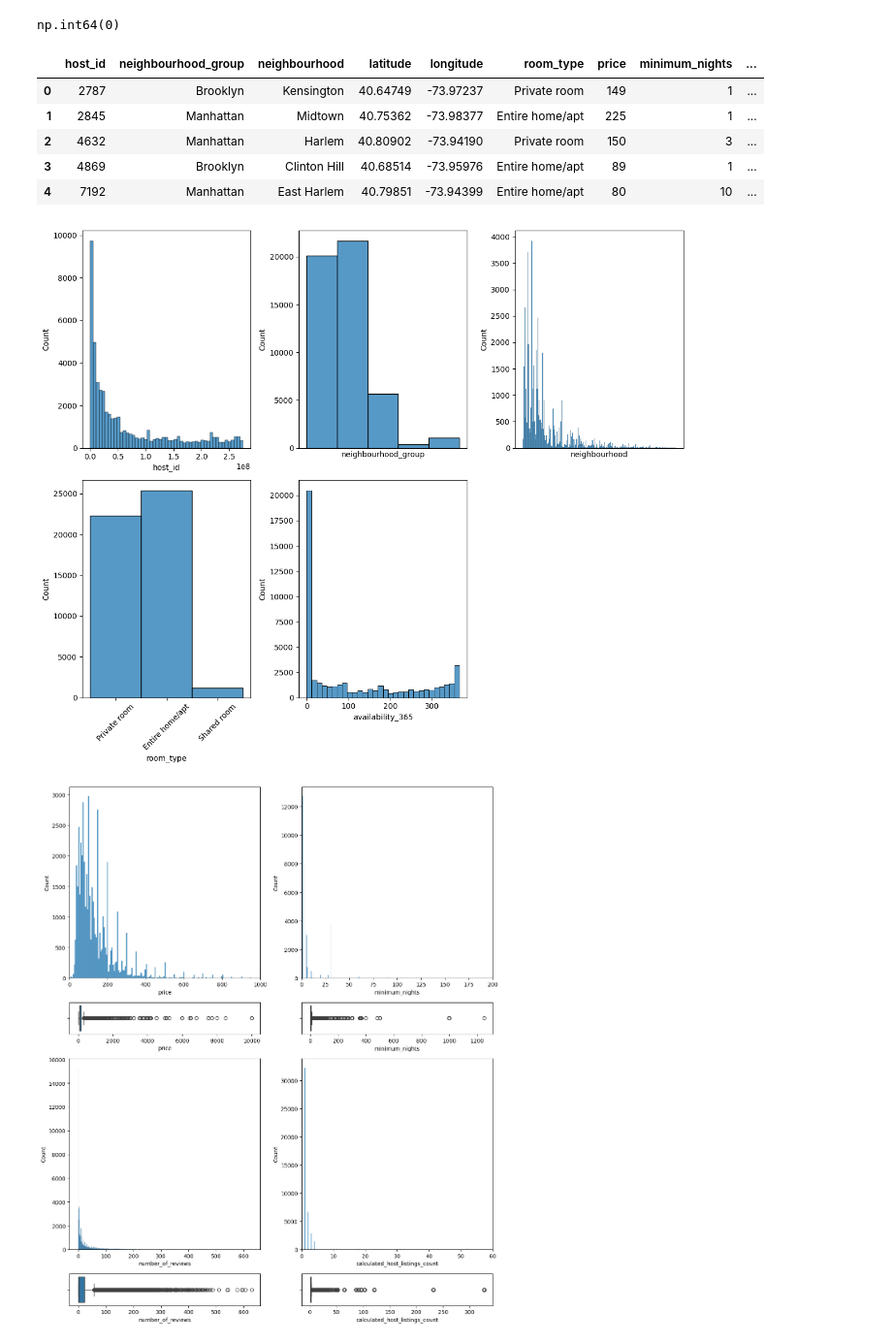
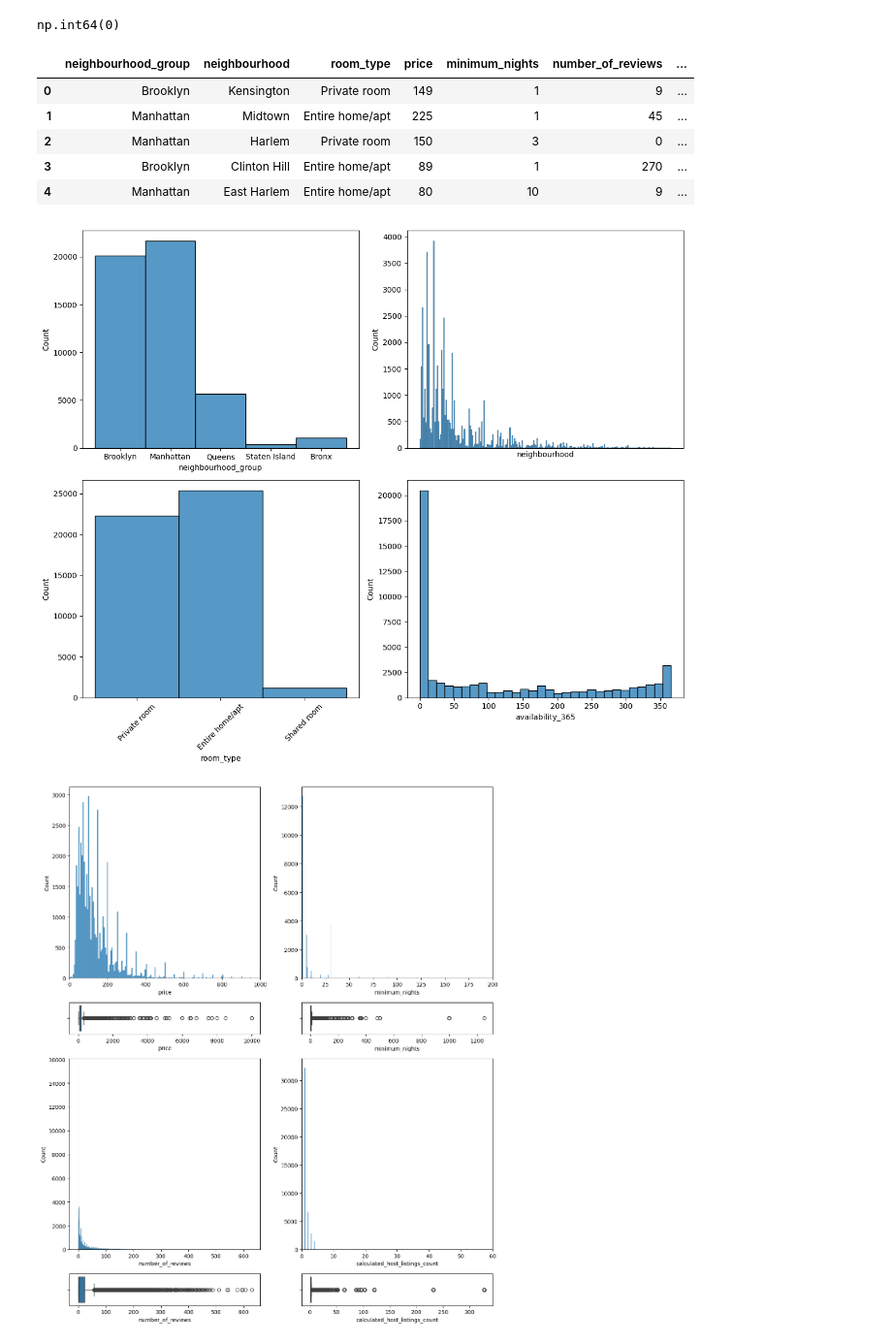
Before and after one commit to 4GeeksAcademy/Loic-machine-learning-python-template, a Jupyter notebook: src/explore.ipynb, the cells around one changed output. Shown at 97% size. Drawn from its saved outputs; the diff is of its cells as text; code cells hidden in the pictures.

```diff
--- a/src/explore.ipynb
+++ b/src/explore.ipynb
@@ -49,31 +49,29 @@ df.duplicated().sum()
 # %% [output]
 np.int64(0)
 # %%
-df.drop(["id","name","host_name","last_review","reviews_per_month"],axis=1,inplace=True)
+df.drop(["id","host_id","name","host_name","latitude","longitude","last_review","reviews_per_month"],axis=1,inplace=True)
 df.head()
 # %% [output]
-|  | host_id | neighbourhood_group | neighbourhood | latitude | longitude | room_type | price | minimum_nights | ... |
-| 0 | 2787 | Brooklyn | Kensington | 40.64749 | -73.97237 | Private room | 149 | 1 | ... |
-| 1 | 2845 | Manhattan | Midtown | 40.75362 | -73.98377 | Entire home/apt | 225 | 1 | ... |
-| 2 | 4632 | Manhattan | Harlem | 40.80902 | -73.94190 | Private room | 150 | 3 | ... |
-| 3 | 4869 | Brooklyn | Clinton Hill | 40.68514 | -73.95976 | Entire home/apt | 89 | 1 | ... |
-| 4 | 7192 | Manhattan | East Harlem | 40.79851 | -73.94399 | Entire home/apt | 80 | 10 | ... |
+|  | neighbourhood_group | neighbourhood | room_type | price | minimum_nights | number_of_reviews | ... |
+| 0 | Brooklyn | Kensington | Private room | 149 | 1 | 9 | ... |
+| 1 | Manhattan | Midtown | Entire home/apt | 225 | 1 | 45 | ... |
+| 2 | Manhattan | Harlem | Private room | 150 | 3 | 0 | ... |
+| 3 | Brooklyn | Clinton Hill | Entire home/apt | 89 | 1 | 270 | ... |
+| 4 | Manhattan | East Harlem | Entire home/apt | 80 | 10 | 9 | ... |
 # %%
 #Visualizacion datos categoricos
-fig, axis = plt.subplots(2, 3, figsize=(12, 10))
+fig, axis = plt.subplots(2, 2, figsize=(12, 10))
 
-sns.histplot(ax = axis[0,0], data = df, x = "host_id")
-sns.histplot(ax = axis[0,1], data = df, x = "neighbourhood_group").set_xticks([])
-sns.histplot(ax = axis[0,2], data = df, x = "neighbourhood").set_xticks([])
+sns.histplot(ax = axis[0,0], data = df, x = "neighbourhood_group")
+sns.histplot(ax = axis[0,1], data = df, x = "neighbourhood").set_xticks([])
 sns.histplot(ax = axis[1,0], data = df, x = "room_type")
 axis[1,0].tick_params(axis='x', rotation=45)
 sns.histplot(ax = axis[1,1], data = df, x = "availability_365")
-fig.delaxes(axis[1, 2])
 
 plt.tight_layout()
 plt.show()
 # %% [output]
-[figure, old version]
+[figure, new version]
 # %%
 #Visualizacion datos numericos
 fig, axis = plt.subplots(4, 2, figsize = (12, 14), gridspec_kw = {"height_ratios": [6, 1, 6, 1]})
```
Also changed, not shown: parts of 19 cells of this notebook.
